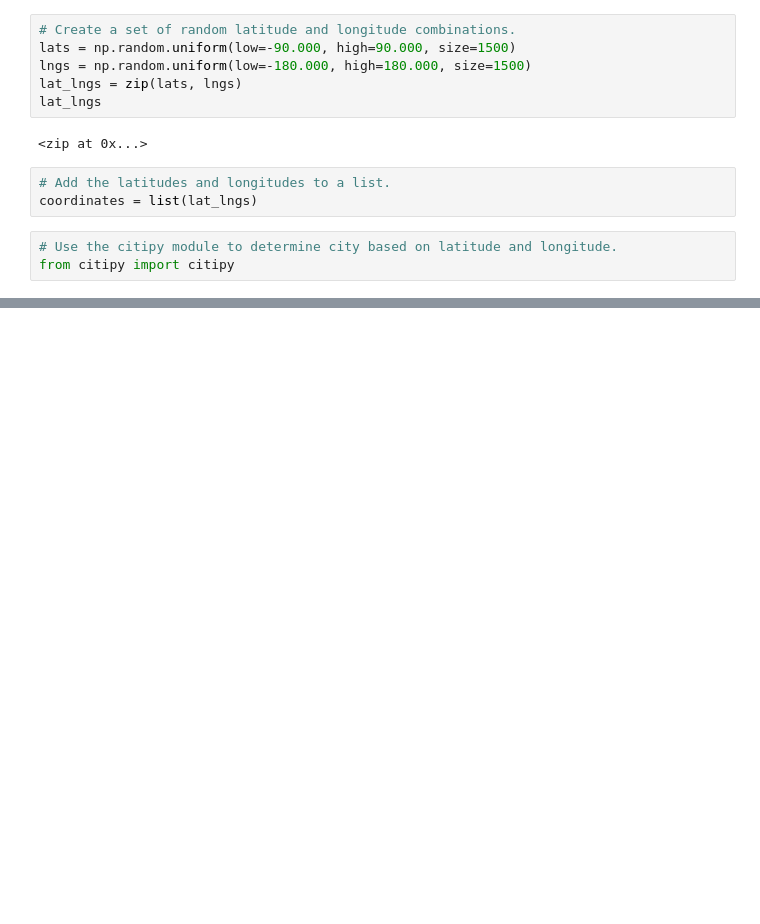
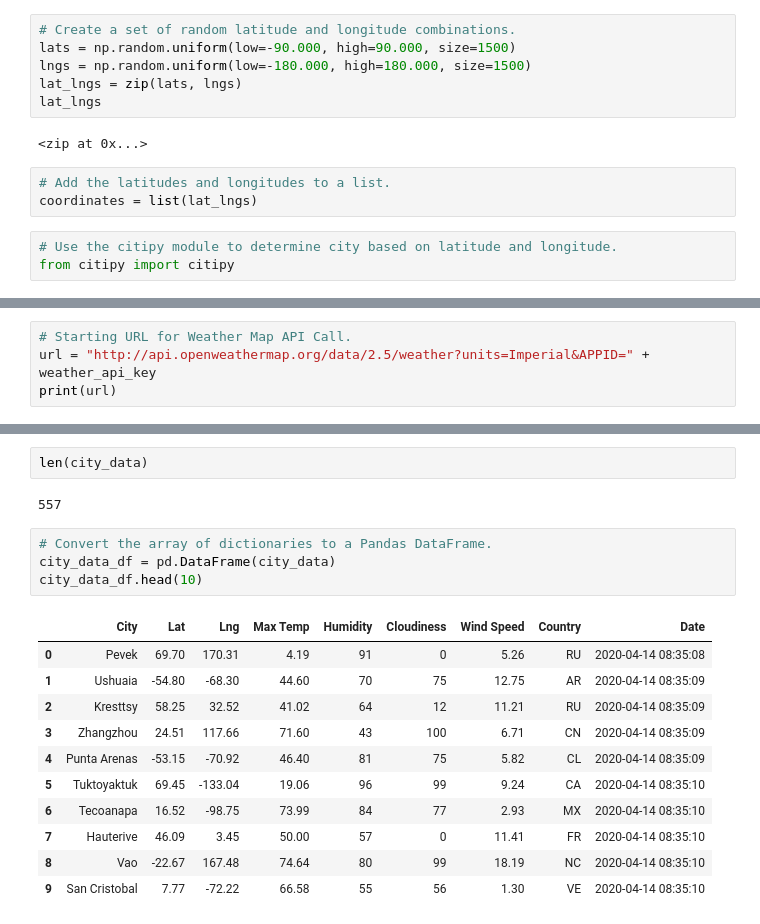
Before and after one commit to kgtillis/World_Weather_Analysis, a Jupyter notebook: WeatherPy.ipynb, the cells around one changed output, grey strips where cells are left out. Drawn from its saved outputs; the diff is of its cells as text; blank space fills up the shorter version.

Commit message:
City Weather Dataframe

```diff
--- a/WeatherPy.ipynb
+++ b/WeatherPy.ipynb
@@ -33,0 +40,4 @@ len(cities)
+# %%
+# Starting URL for Weather Map API Call.
+url = "http://api.openweathermap.org/data/2.5/weather?units=Imperial&APPID=" + weather_api_key
+print(url)
@@ -33,0 +137,20 @@ len(cities)
+# %%
+len(city_data)
+# %% [output]
+557
+# %%
+# Convert the array of dictionaries to a Pandas DataFrame.
+city_data_df = pd.DataFrame(city_data)
+city_data_df.head(10)
+# %% [output]
+|  | City | Lat | Lng | Max Temp | Humidity | Cloudiness | Wind Speed | Country | Date |
+| 0 | Pevek | 69.70 | 170.31 | 4.19 | 91 | 0 | 5.26 | RU | 2020-04-14 08:35:08 |
+| 1 | Ushuaia | -54.80 | -68.30 | 44.60 | 70 | 75 | 12.75 | AR | 2020-04-14 08:35:09 |
+| 2 | Kresttsy | 58.25 | 32.52 | 41.02 | 64 | 12 | 11.21 | RU | 2020-04-14 08:35:09 |
+| 3 | Zhangzhou | 24.51 | 117.66 | 71.60 | 43 | 100 | 6.71 | CN | 2020-04-14 08:35:09 |
+| 4 | Punta Arenas | -53.15 | -70.92 | 46.40 | 81 | 75 | 5.82 | CL | 2020-04-14 08:35:09 |
+| 5 | Tuktoyaktuk | 69.45 | -133.04 | 19.06 | 96 | 99 | 9.24 | CA | 2020-04-14 08:35:10 |
+| 6 | Tecoanapa | 16.52 | -98.75 | 73.99 | 84 | 77 | 2.93 | MX | 2020-04-14 08:35:10 |
+| 7 | Hauterive | 46.09 | 3.45 | 50.00 | 57 | 0 | 11.41 | FR | 2020-04-14 08:35:10 |
+| 8 | Vao | -22.67 | 167.48 | 74.64 | 80 | 99 | 18.19 | NC | 2020-04-14 08:35:10 |
+| 9 | San Cristobal | 7.77 | -72.22 | 66.58 | 55 | 56 | 1.30 | VE | 2020-04-14 08:35:10 |
```
Also changed, not shown: parts of 7 cells of this notebook, 1 other file.
